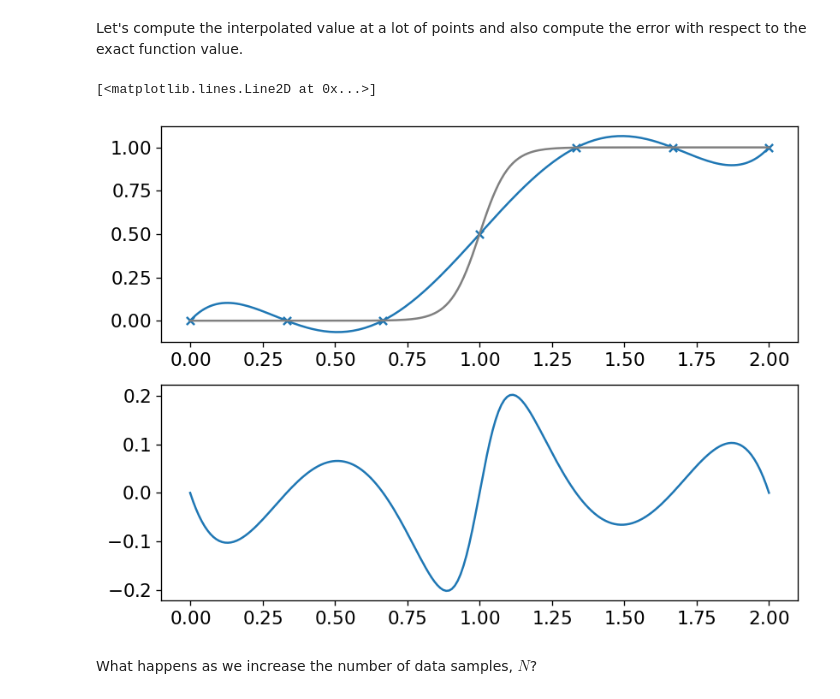
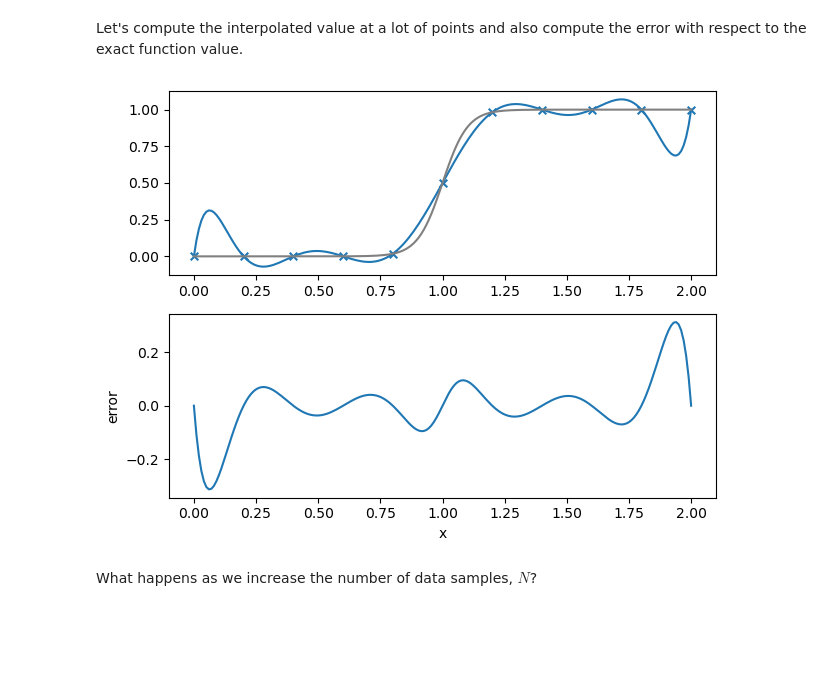
Before and after one commit to zingale/computational_astrophysics, a Jupyter notebook: content/interpolation/lagrange-interpolation.ipynb, the cells around one changed output. Cells and saved outputs as stored; diff of their text form; code cells hidden in the pictures; blank space fills up the shorter version.

```diff
--- a/content/interpolation/lagrange-interpolation.ipynb
+++ b/content/interpolation/lagrange-interpolation.ipynb
@@ -92,13 +92,17 @@ class LagrangePoly:
     """ a general class for creating a Lagrange polynomial
     representation of a function """
 
-    def __init__(self, xmin, xmax, N, func=None):
+    def __init__(self, xmin, xmax, N, func, chebyshev=False):
         self.N = N
         self.xmin = xmin
         self.xmax = xmax
         self.func = func
 
-        self.xp = np.linspace(self.xmin, self.xmax, self.N)
+        if chebyshev:
+            k = np.arange(N) + 1
+            self.xp = 0.5 * (xmin + xmax) + 0.5 * (xmax - xmin) * np.cos((2 * k -1) * np.pi / (2 * N))
+        else:
+            self.xp = np.linspace(self.xmin, self.xmax, self.N)
         self.fp = func(self.xp)
 
     def evalf(self, x):
@@ -129,39 +133,10 @@ Let's test it out on a $\tanh$ profile
 def func(x):
     return 0.5 * (1.0 + np.tanh((x - 1.0) / 0.1))
 # %%
-N = 7
+N = 11
 xmin = 0.0
 xmax = 2.0
 
 l = LagrangePoly(xmin, xmax, N, func)
 # %% [markdown]
 Let's compute the interpolated value at a lot of points and also compute the error with respect to the exact function value.
-# %%
-# xx are the finely grided data that we will interpolate at to get
-# the interpolated function values ff
-xx = np.linspace(xmin, xmax, 200)
-ff = np.zeros_like(xx)
-
-for n, v in enumerate(xx):
-    ff[n] = l.evalf(v)
-
-# exact function values at the interpolated points
-fexact = func(xx)
-
-# error
-e = fexact - ff
-
-fig = plt.figure()
-ax = fig.add_subplot(211)
-
-ax.scatter(l.xp, l.fp, marker="x", s=30)
-ax.plot(xx, ff)
-
-ax.plot(xx, fexact, color="0.5")
-
-ax = fig.add_subplot(212)
-
-ax.plot(xx, e)
-# %% [output]
-[<matplotlib.lines.Line2D at 0x...>]
-[figure, removed]
@@ -168,3 +154,27 @@ ax.plot(xx, e)
+# %%
+def plot_result(xx, ff, fexact):
+
+    # compute the error
+    e = fexact - ff
+
+    fig = plt.figure()
+    ax = fig.add_subplot(211)
+
+    ax.scatter(l.xp, l.fp, marker="x", s=30)
+    ax.plot(xx, ff)
+
+    ax.plot(xx, fexact, color="0.5")
+
+    ax = fig.add_subplot(212)
+
+    ax.plot(xx, e)
+    ax.set_xlabel("x")
+    ax.set_ylabel("error")
+    fig.tight_layout()
+# %%
+plot_result(xx, ff, fexact)
+# %% [output]
+[figure, added]
 # %% [markdown]
 What happens as we increase the number of data samples, $N$?
 # %% [markdown]
```
Also changed, not shown: parts of 6 cells of this notebook, 1 other file.
